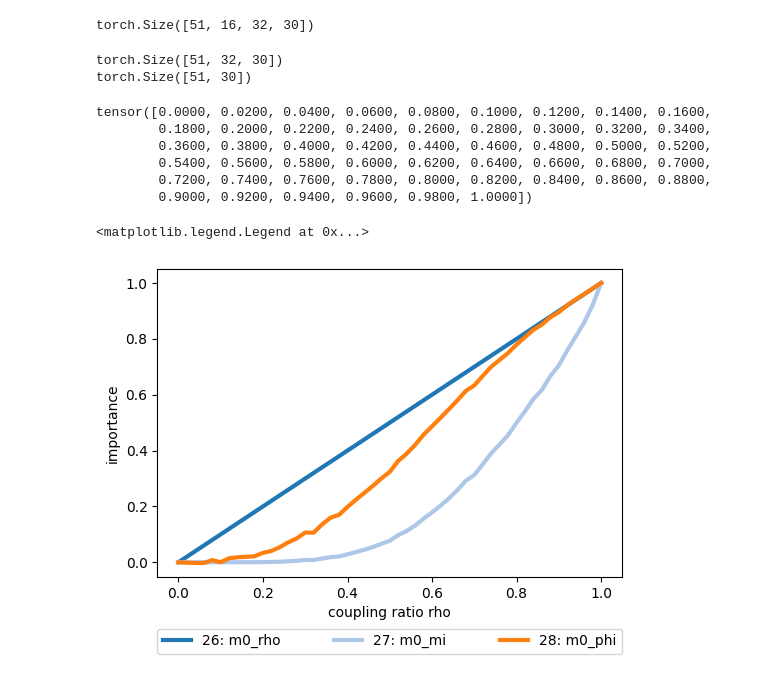
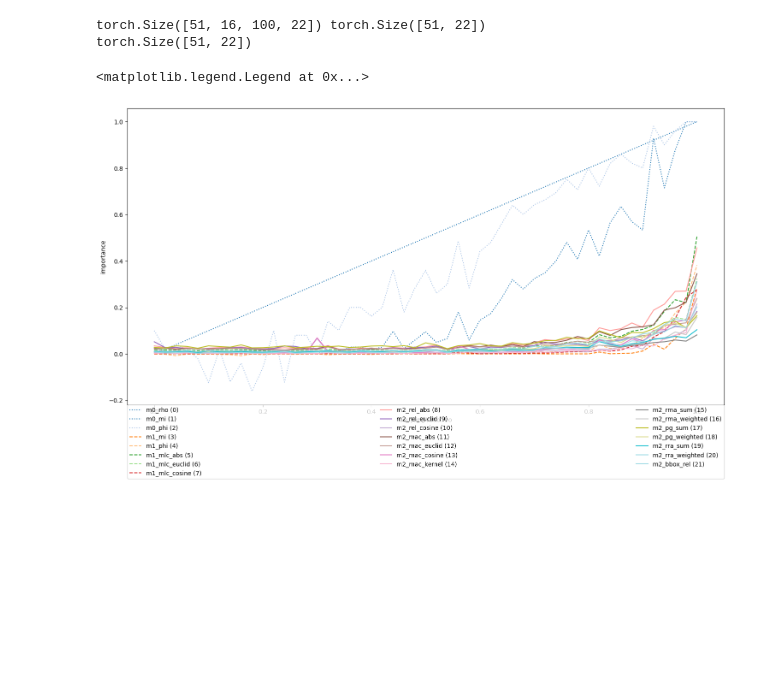
Before and after one commit to lillijo/xai-evaluation-master-thesis, a Jupyter notebook: experiments/compare_measures.ipynb, the cells around one changed output. Cells and saved outputs as stored; diff of their text form; code cells hidden in the pictures; blank space fills up the shorter version.

Commit message:
rewrite measure computation for efficiency

```diff
--- a/experiments/compare_measures.ipynb
+++ b/experiments/compare_measures.ipynb
@@ -103,67 +146,40 @@ print(list(enumerate(ALL_MEASURES)))
 # %%
-import pickle
-
-with open("per_sample_values.pickle", "rb") as f:
-    data = pickle.load(f)
-data.shape
+with open("all_measures_100.pickle", "rb") as f:
+    per_sample = pickle.load(f)
-# %% [output]
-torch.Size([51, 16, 32, 30])
-# %%
-# dims: rho, seed, sample, measure
-m_per_rho = torch.mean(data, dim=(1))
-print(m_per_rho.shape)
-m_per_rho = torch.sum(m_per_rho, dim=(1))
-print(m_per_rho.shape)
-m_per_rho[:,26] = m_per_rho[:,26] / m_per_rho[:,26].max()
-m_per_rho[:,28] = m_per_rho[:,28] / m_per_rho[:,28].max()
-m_per_rho[:,27] = m_per_rho[:,27] / m_per_rho[:,27].max()
-m_per_rho[:,3] = m_per_rho[:,3] / m_per_rho[:,3].max()
-m_per_rho[:,10] = m_per_rho[:,10] / m_per_rho[:,10].max()
-
-
-m_per_rho[:,15] = m_per_rho[:,15] * (4096/360)
-# %% [output]
-torch.Size([51, 32, 30])
-torch.Size([51, 30])
 # %%
-takeing = [26,27,28,0,2,4,5,10,12,14,15,18,19,23,25,]
+biases = list(np.round(np.linspace(0, 1, 51), 3))
+takeing = range(len(ALL_MEASURES))
 #m_per_rho = torch.sum(data, dim=(1, 2))
 ls = ["dotted", "dashed", "solid"]
-biases = m_per_rho[:,26]
-print(m_per_rho[:,26])
-colors = matplotlib.cm.tab20(np.linspace(0, 1, 15))
-""" np.concatenate(
-    [
-        matplotlib.cm.Dark2(np.linspace(0, 1, 4)),
-        matplotlib.cm.tab20(np.linspace(0, 1, 11)),
-        matplotlib.cm.tab20b(np.linspace(0, 1, 11)),
-        matplotlib.cm.Set1(np.linspace(0, 1, 9)),
-    ]
-) """
-plt.figure(figsize=(6,4))
+per_rho = torch.mean(per_sample, dim=(1,2))
+print(per_sample.shape, per_rho.shape)
+normalized = per_rho / torch.max(per_rho, dim=0).values
+print(normalized.shape)
+
+colors = matplotlib.cm.tab20(np.linspace(0, 1, len(ALL_MEASURES)))#len(takeing)))
+use_m = []
+plt.figure(figsize=(18,9))
 for en, i in enumerate(takeing):
+    #for s in range(16):
     l = ALL_MEASURES[i]
-    if l.startswith("m0"):
+    label = f"{l} ({i})" #if s == 0 else ""
+    vals = per_rho[:,i] / enums[i][2] #normalized[:,i],
+    if  l: #.startswith("m2_mac") #"bbox" in l or "kernel" in
         plt.plot(
             biases,
-            m_per_rho[:, i],#/ m_per_rho[:, i].max(),
-            label=f"{i}: {l}",
-            #linestyle=ls[int(l[1])],
-            linewidth=3,
+            vals,
+            label=label,
+            linestyle=ls[int(l[1])],
             c=colors[en],
         )
 
 #plt.title("All measures summed over samples and seeds")
 plt.ylabel("importance")
 plt.xlabel("coupling ratio rho")
 plt.legend(bbox_to_anchor=(0., -0.25, 1., .102), loc='lower left',
                       ncols=3, mode="expand", borderaxespad=0.)
 # %% [output]
-tensor([0.0000, 0.0200, 0.0400, 0.0600, 0.0800, 0.1000, 0.1200, 0.1400, 0.1600,
-        0.1800, 0.2000, 0.2200, 0.2400, 0.2600, 0.2800, 0.3000, 0.3200, 0.3400,
-        0.3600, 0.3800, 0.4000, 0.4200, 0.4400, 0.4600, 0.4800, 0.5000, 0.5200,
-        0.5400, 0.5600, 0.5800, 0.6000, 0.6200, 0.6400, 0.6600, 0.6800, 0.7000,
-        0.7200, 0.7400, 0.7600, 0.7800, 0.8000, 0.8200, 0.8400, 0.8600, 0.8800,
-        0.9000, 0.9200, 0.9400, 0.9600, 0.9800, 1.0000])
+torch.Size([51, 16, 100, 22]) torch.Size([51, 22])
+torch.Size([51, 22])
 <matplotlib.legend.Legend at 0x...>
-[figure, old version]
+[figure, new version]
```
Also changed, not shown: parts of 15 cells of this notebook, 6 other files.
